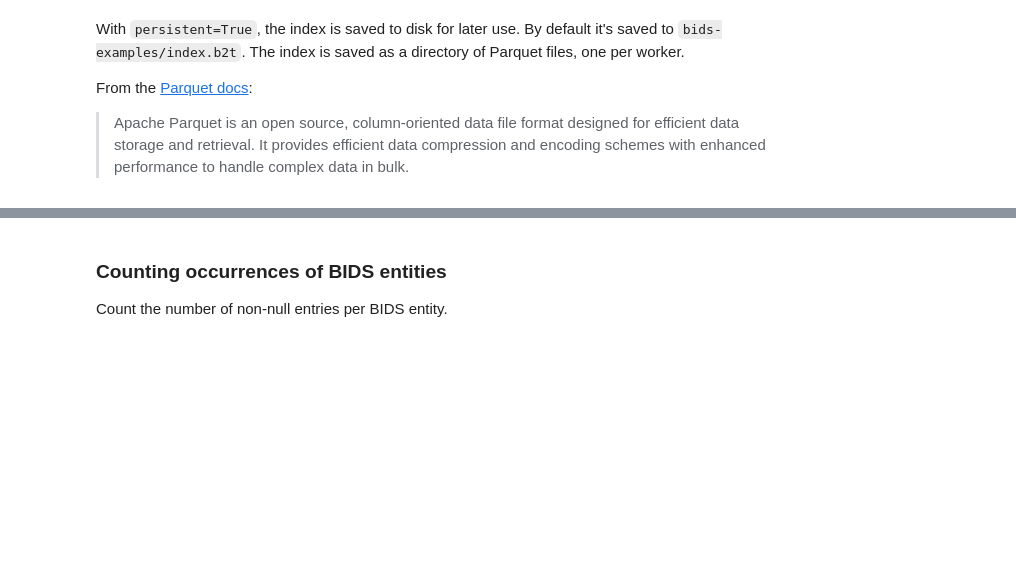
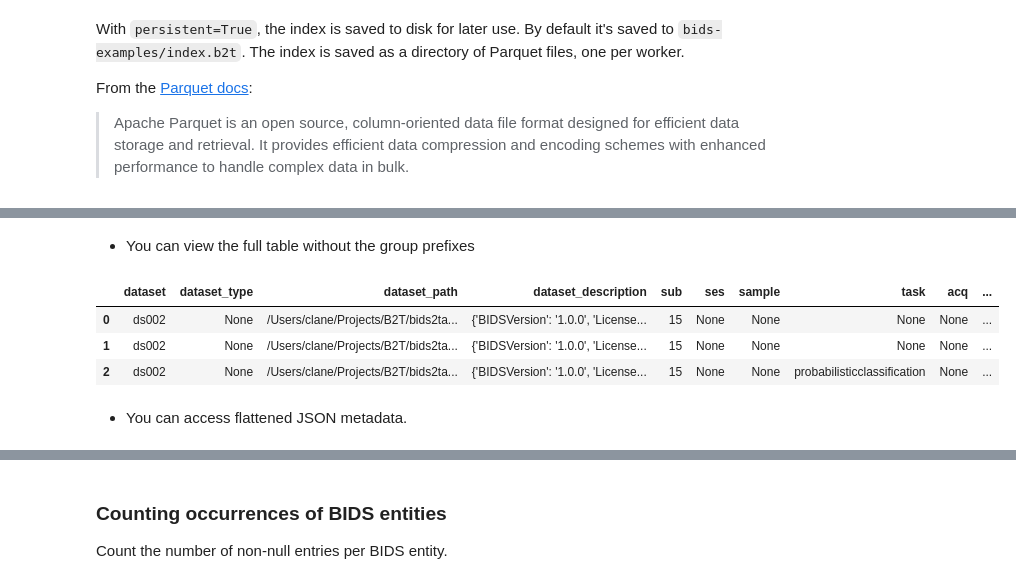
Before and after one commit to childmindresearch/bids2table, a Jupyter notebook: example/example.ipynb, the cells around one changed output, grey strips where cells are left out. Cells and saved outputs as stored; diff of their text form; code cells hidden in the pictures; blank space fills up the shorter version.

```diff
--- a/example/example.ipynb
+++ b/example/example.ipynb
@@ -138,0 +94,11 @@ df.head(3)
+# %% [markdown]
+- You can view the full table without the group prefixes
+# %%
+tab.flat.head(3)
+# %% [output]
+|  | dataset | dataset_type | dataset_path | dataset_description | sub | ses | sample | task | acq | ... |
+| 0 | ds002 | None | /Users/clane/Projects/B2T/bids2ta... | {'BIDSVersion': '1.0.0', 'License... | 15 | None | None | None | None | ... |
+| 1 | ds002 | None | /Users/clane/Projects/B2T/bids2ta... | {'BIDSVersion': '1.0.0', 'License... | 15 | None | None | None | None | ... |
+| 2 | ds002 | None | /Users/clane/Projects/B2T/bids2ta... | {'BIDSVersion': '1.0.0', 'License... | 15 | None | None | probabilisticclassification | None | ... |
+# %% [markdown]
+- You can access flattened JSON metadata.
```
Also changed, not shown: parts of 43 cells of this notebook, 18 other files.
